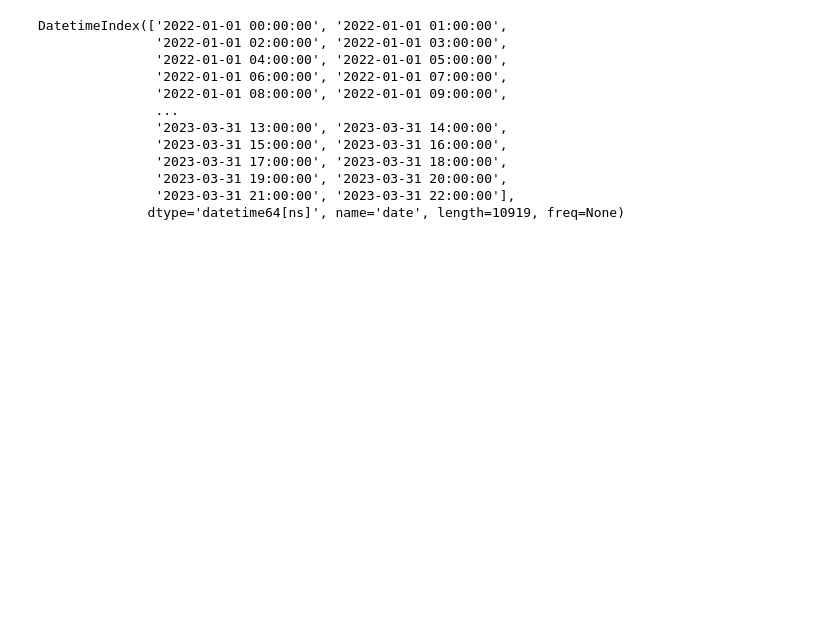
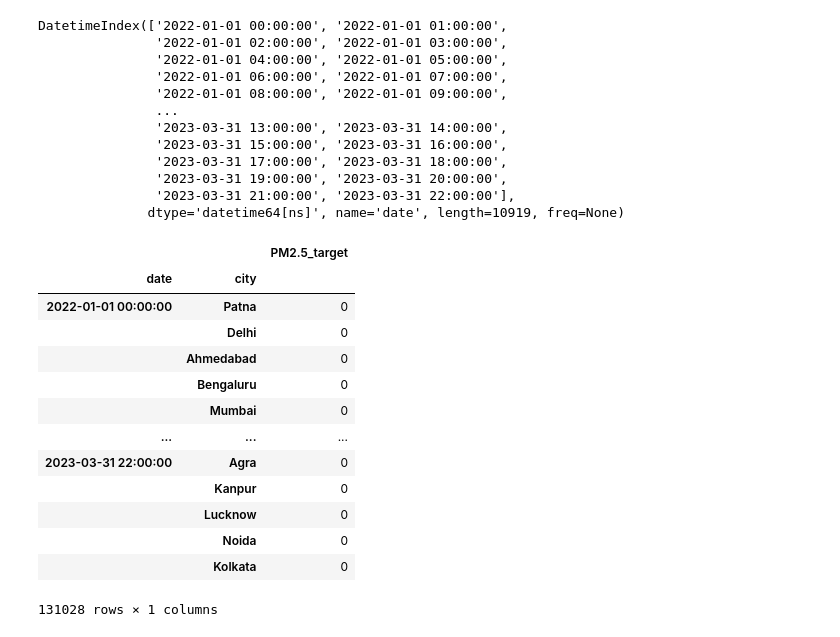
Before and after one commit to JLDC/EAIWS23, a Jupyter notebook: notebooks/00_read_data.ipynb, the cells around one changed output. Saved outputs shown, nothing was run; the diff lists cells and outputs as text; code cells hidden in the pictures; blank space fills up the shorter version.

Commit message:
Update data and prediction NB

```diff
--- a/notebooks/00_read_data.ipynb
+++ b/notebooks/00_read_data.ipynb
@@ -53,3 +53,27 @@ DatetimeIndex(['2022-01-01 00:00:00', '2022-01-01 01:00:00',
                '2023-03-31 19:00:00', '2023-03-31 20:00:00',
                '2023-03-31 21:00:00', '2023-03-31 22:00:00'],
               dtype='datetime64[ns]', name='date', length=10919, freq=None)
+# %%
+# Make prediction on test set
+pred = 0 # Predict zero everywhere
+df_test["PM2.5_target"] = pred
+
+final_prediction = df_test[["PM2.5_target"]]
+# %%
+# Shape of final prediction. Notice the MultiIndex is the same as the test set
+final_prediction
+# %% [output]
+|  |  | PM2.5_target |
+| date | city |  |
+| 2022-01-01 00:00:00 | Patna | 0 |
+|  | Delhi | 0 |
+|  | Ahmedabad | 0 |
+|  | Bengaluru | 0 |
+|  | Mumbai | 0 |
+| ... | ... | ... |
+| 2023-03-31 22:00:00 | Agra | 0 |
+|  | Kanpur | 0 |
+|  | Lucknow | 0 |
+|  | Noida | 0 |
+|  | Kolkata | 0 |
+131028 rows × 1 columns
```
Also changed, not shown: parts of 1 cell of this notebook, 2 other files.
